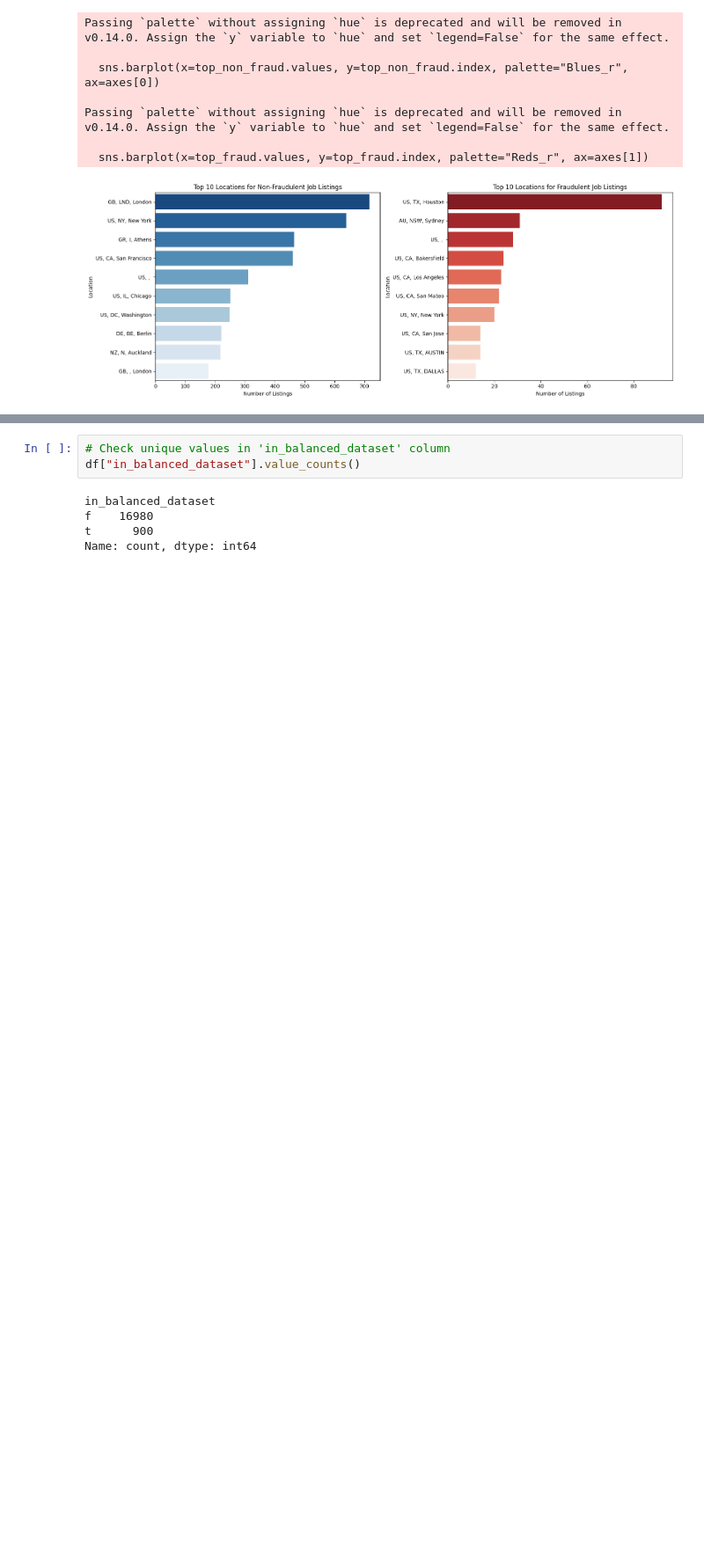
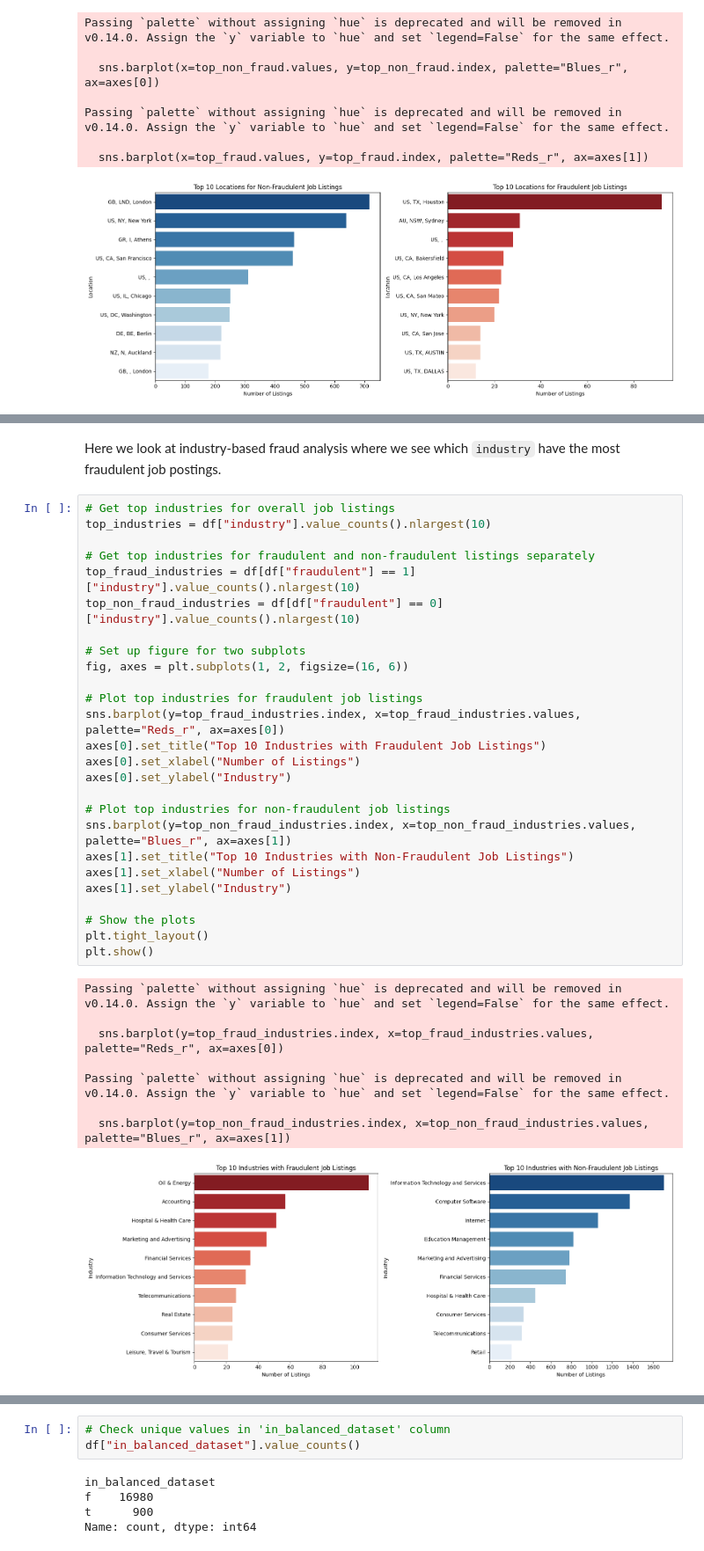
Before and after one commit to shaunzzhou/GASP, a Jupyter notebook: eda.ipynb, the cells around one changed output, grey strips where cells are left out. Shown at 88% size. Cells and saved outputs as stored; diff of their text form; blank space fills up the shorter version.

```diff
--- a/eda.ipynb
+++ b/eda.ipynb
@@ -190,0 +215,37 @@ Passing `palette` without assigning `hue` is deprecated and will be removed in v
+# %% [markdown]
+Here we look at industry-based fraud analysis where we see which `industry` have the most fraudulent job postings.
+# %%
+# Get top industries for overall job listings
+top_industries = df["industry"].value_counts().nlargest(10)
+
+# Get top industries for fraudulent and non-fraudulent listings separately
+top_fraud_industries = df[df["fraudulent"] == 1]["industry"].value_counts().nlargest(10)
+top_non_fraud_industries = df[df["fraudulent"] == 0]["industry"].value_counts().nlargest(10)
+
+# Set up figure for two subplots
+fig, axes = plt.subplots(1, 2, figsize=(16, 6))
+
+# Plot top industries for fraudulent job listings
+sns.barplot(y=top_fraud_industries.index, x=top_fraud_industries.values, palette="Reds_r", ax=axes[0])
+axes[0].set_title("Top 10 Industries with Fraudulent Job Listings")
+axes[0].set_xlabel("Number of Listings")
+axes[0].set_ylabel("Industry")
+
+# Plot top industries for non-fraudulent job listings
+sns.barplot(y=top_non_fraud_industries.index, x=top_non_fraud_industries.values, palette="Blues_r", ax=axes[1])
+axes[1].set_title("Top 10 Industries with Non-Fraudulent Job Listings")
+axes[1].set_xlabel("Number of Listings")
+axes[1].set_ylabel("Industry")
+
+# Show the plots
+plt.tight_layout()
+plt.show()
+# %% [output]
+Passing `palette` without assigning `hue` is deprecated and will be removed in v0.14.0. Assign the `y` variable to `hue` and set `legend=False` for the same effect.
+
+  sns.barplot(y=top_fraud_industries.index, x=top_fraud_industries.values, palette="Reds_r", ax=axes[0])
+
+Passing `palette` without assigning `hue` is deprecated and will be removed in v0.14.0. Assign the `y` variable to `hue` and set `legend=False` for the same effect.
+
+  sns.barplot(y=top_non_fraud_industries.index, x=top_non_fraud_industries.values, palette="Blues_r", ax=axes[1])
+[figure, added]
```
Also changed, not shown: parts of 18 cells of this notebook, 1 other file.
